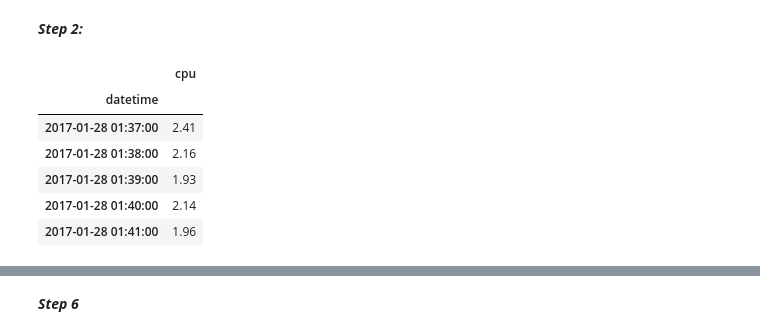
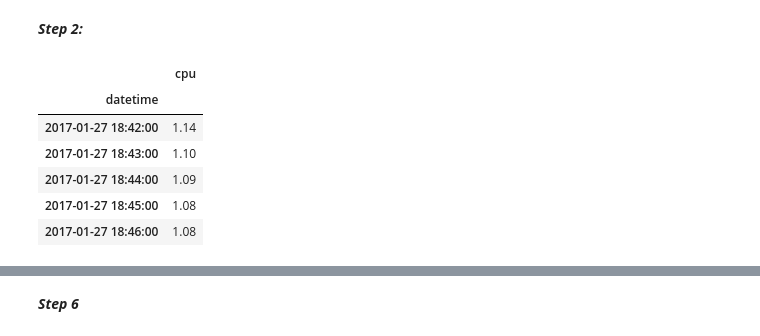
Before and after one commit to luisOliari/Alternative-time-series-project, a Jupyter notebook: src/explore.ipynb, the cells around one changed output, grey strips where cells are left out. Cells and saved outputs as stored; diff of their text form; code cells hidden in the pictures.

```diff
--- a/src/explore.ipynb
+++ b/src/explore.ipynb
@@ -61,24 +62,14 @@ import datetime
 # %% [markdown]
 ***Step 2:***
 # %%
-# cargamos los datos:
-URL = "https://raw.githubusercontent.com/oreilly-mlsec/book-resources/master/chapter3/datasets/cpu-utilization/cpu-train-a.csv"
-URL_1="https://raw.githubusercontent.com/oreilly-mlsec/book-resources/master/chapter3/datasets/cpu-utilization/cpu-train-b.csv"
-URL_2= "https://raw.githubusercontent.com/oreilly-mlsec/book-resources/master/chapter3/datasets/cpu-utilization/cpu-test-a.csv"
-URL_3= "https://raw.githubusercontent.com/oreilly-mlsec/book-resources/master/chapter3/datasets/cpu-utilization/cpu-test-b.csv"
-
-cpu_train_a= pd.read_csv(URL,parse_dates=[0], index_col=0, infer_datetime_format=True)
-cpu_train_b=pd.read_csv(URL_1,parse_dates=[0], infer_datetime_format=True)
-cpu_test_a=pd.read_csv(URL_2,parse_dates=[0], infer_datetime_format=True)
-cpu_test_b=pd.read_csv(URL_3,parse_dates=[0], infer_datetime_format=True)
+data_train_a = pd.read_csv('https://raw.githubusercontent.com/oreilly-mlsec/book-resources/master/chapter3/datasets/cpu-utilization/cpu-train-a.csv', parse_dates=[0], infer_datetime_format=True,index_col=0)
+data_test_a = pd.read_csv('https://raw.githubusercontent.com/oreilly-mlsec/book-resources/master/chapter3/datasets/cpu-utilization/cpu-test-a.csv', parse_dates=[0], infer_datetime_format=True,index_col=0)
+data_train_a.head()
+# %% [output]
+|  | cpu |
+| datetime |  |
+| 2017-01-27 18:42:00 | 1.14 |
+| 2017-01-27 18:43:00 | 1.10 |
+| 2017-01-27 18:44:00 | 1.09 |
+| 2017-01-27 18:45:00 | 1.08 |
+| 2017-01-27 18:46:00 | 1.08 |
-# %%
-# mirando las últimas fechas:
-cpu_train_a.tail()
-# %% [output]
-|  | cpu |
-| datetime |  |
-| 2017-01-28 01:37:00 | 2.41 |
-| 2017-01-28 01:38:00 | 2.16 |
-| 2017-01-28 01:39:00 | 1.93 |
-| 2017-01-28 01:40:00 | 2.14 |
-| 2017-01-28 01:41:00 | 1.96 |
```
Also changed, not shown: parts of 31 cells of this notebook.
